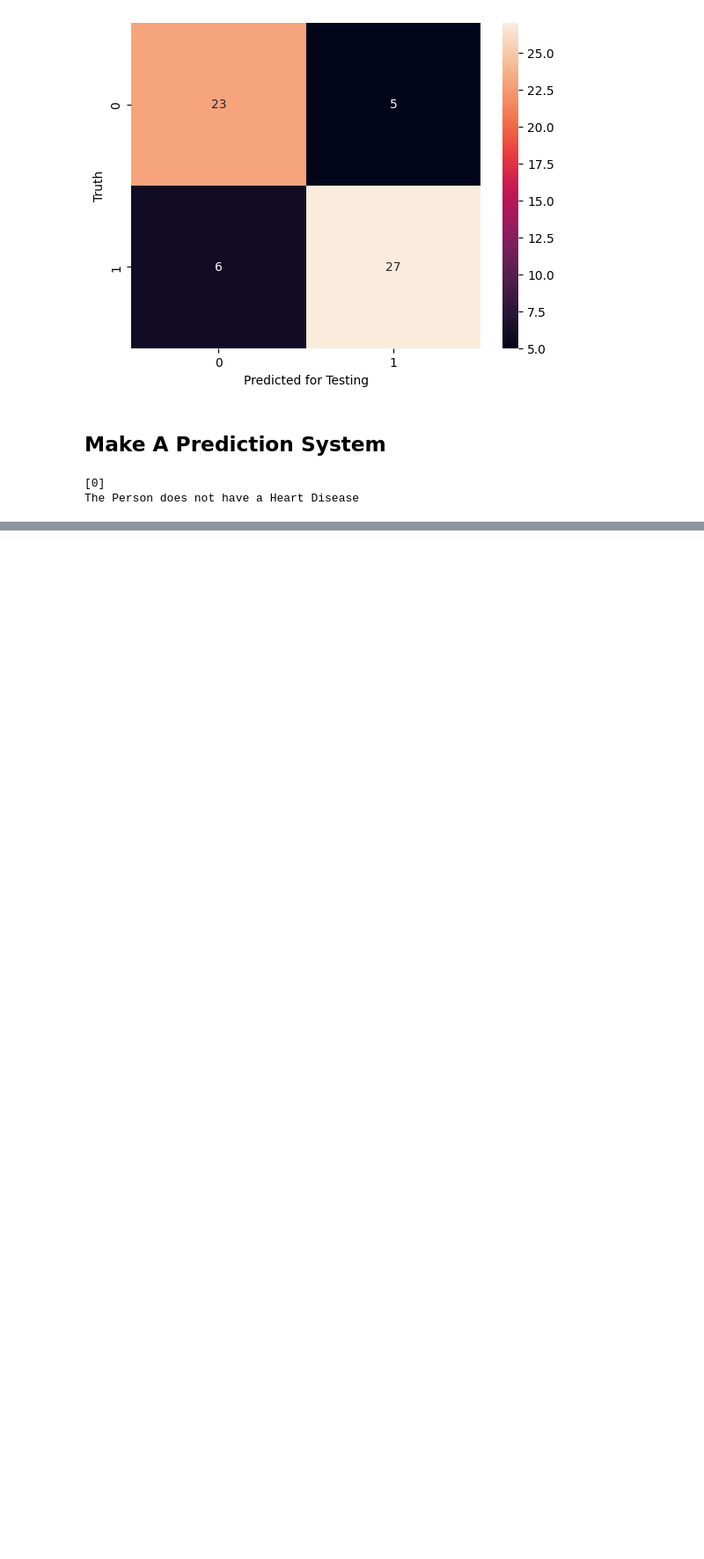
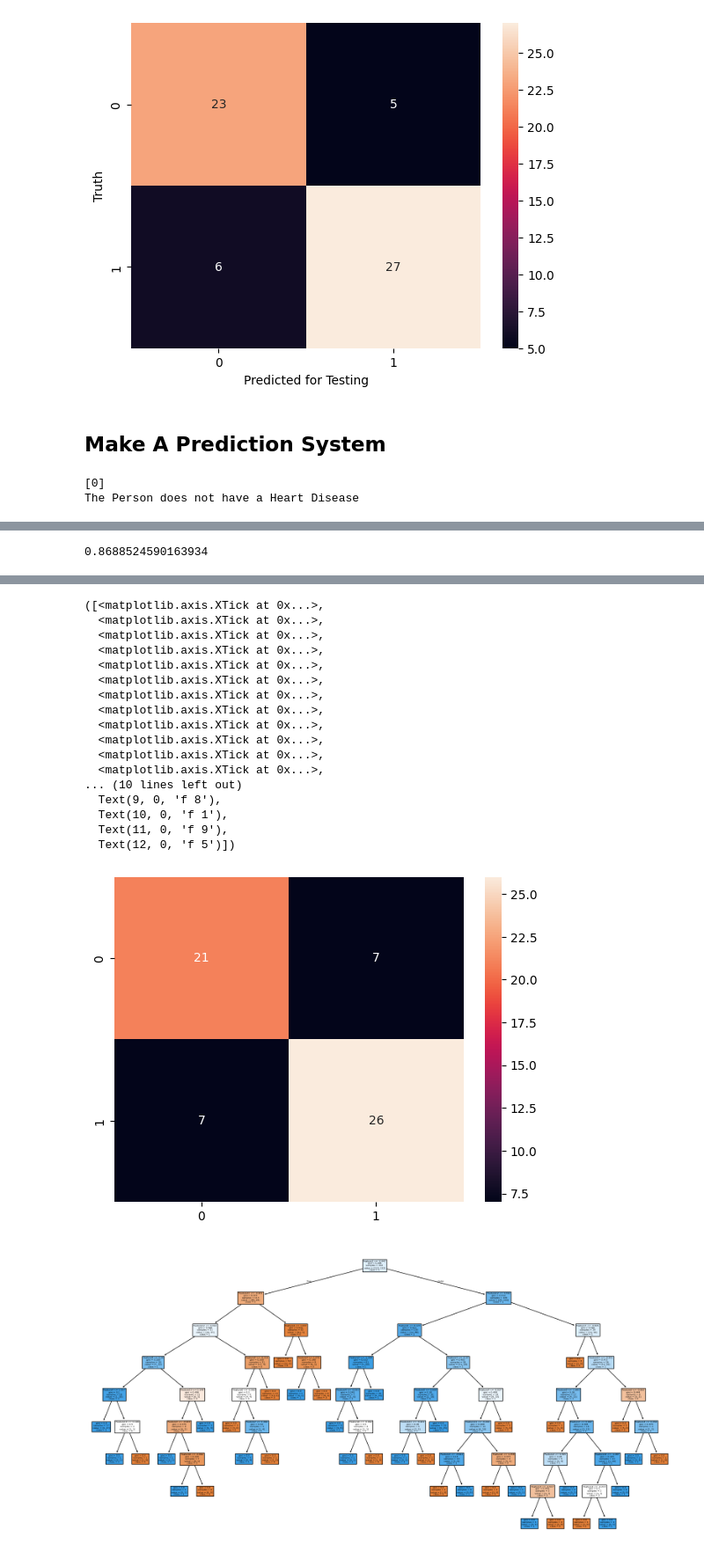
Before and after one commit to engSalah-dot/Machine-Learning-from-scratch-to-advanced, a Jupyter notebook: Heart Disease Prediction using Machine Learning.ipynb, the cells around one changed output, grey strips where cells are left out. Shown at 88% size. Saved outputs shown, nothing was run; the diff lists cells and outputs as text; code cells hidden in the pictures; blank space fills up the shorter version.

```diff
--- a/Heart Disease Prediction using Machine Learning.ipynb
+++ b/Heart Disease Prediction using Machine Learning.ipynb
@@ -191,0 +199,30 @@ The Person does not have a Heart Disease
+# %%
+X_train,X_test,Y_train,Y_test=train_test_split(X,Y,test_size=0.2,random_state=2)
+Scaled=StandardScaler()
+X_train_scaled=Scaled.fit_transform(X_train)
+X_test_scaled=Scaled.transform(X_test)
+model=LogisticRegression()
+model.fit(X_train_scaled,Y_train)
+Y_predict=model.predict(X_test_scaled)
+accuracy=accuracy_score(Y_test,Y_predict)
+accuracy
+# %% [output]
+0.8688524590163934
+# %%
+model3=DecisionTreeClassifier()
+model3.fit(X_train_scaled,Y_train)
+Y_predict=model3.predict(X_test_scaled)
+accuracy=accuracy_score(Y_test,Y_predict)
+sns.heatmap(confusion_matrix(Y_test,Y_predict),annot=True)
+print(confusion_matrix(Y_test,Y_predict))
+print(accuracy_score(Y_test,Y_predict))
+print(classification_report(Y_test,Y_predict))
+plt.figure(figsize=(20,10))
+plot_tree(model3,filled=True,feature_names=[f'Feature{i}'for i in range(20)],class_names=['0','1'])
+importance=model3.feature_importances_
+indcies=np.argsort(importance)[::-1]
+plt.figure(figsize=(10,6))
+plt.title("Feature Importance")
+plt.bar(range(len(indcies)),importance[indcies])
+plt.xticks(range(len(indcies)),[f'f {i}'for i in indcies],rotation=90)
+# %% [output]
@@ -191,0 +240,19 @@ The Person does not have a Heart Disease
+([<matplotlib.axis.XTick at 0x...>,
+  <matplotlib.axis.XTick at 0x...>,
+  <matplotlib.axis.XTick at 0x...>,
+  <matplotlib.axis.XTick at 0x...>,
+  <matplotlib.axis.XTick at 0x...>,
+  <matplotlib.axis.XTick at 0x...>,
+  <matplotlib.axis.XTick at 0x...>,
+  <matplotlib.axis.XTick at 0x...>,
+  <matplotlib.axis.XTick at 0x...>,
+  <matplotlib.axis.XTick at 0x...>,
+  <matplotlib.axis.XTick at 0x...>,
+  <matplotlib.axis.XTick at 0x...>,
+... (10 lines left out)
+  Text(9, 0, 'f 8'),
+  Text(10, 0, 'f 1'),
+  Text(11, 0, 'f 9'),
+  Text(12, 0, 'f 5')])
+[figure, added]
+[figure, added]
```
Also changed, not shown: parts of 4 cells of this notebook.
